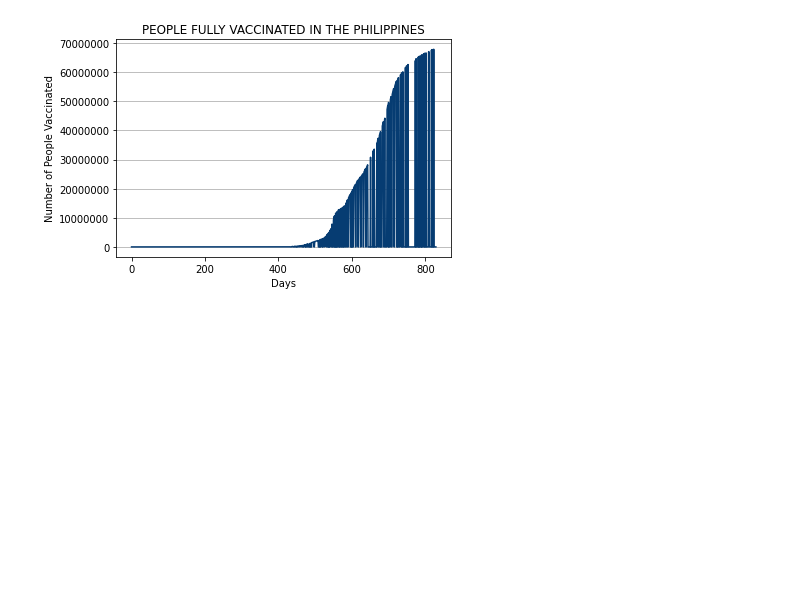
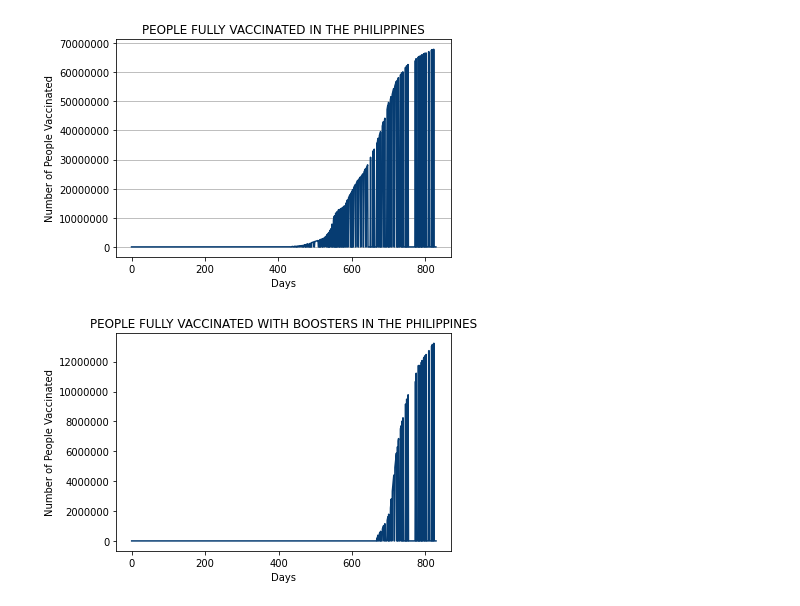
Before and after one commit to jxblrkrstffrbrms/ITBA3206-SPARTACUS, a Jupyter notebook: Reaching_New_Heights_Boosting_Vaccinations_for_a_Safer_Community.ipynb, the cells around one changed output. Cells and saved outputs as stored; diff of their text form; code cells hidden in the pictures; blank space fills up the shorter version.

Commit message:
Updated the notebook and added code slots for future visualization codes to be inputted by members.

```diff
--- a/Reaching_New_Heights_Boosting_Vaccinations_for_a_Safer_Community.ipynb
+++ b/Reaching_New_Heights_Boosting_Vaccinations_for_a_Safer_Community.ipynb
@@ -225,12 +221,14 @@ plt.show()
 # %% [output]
 [figure]
 # %%
-a = np.array(ph_ver['total_boosters'])
+ph_booster = np.array(ph_ver['total_boosters'])
 
 plt.ticklabel_format(style='plain')
-plt.plot(a, c='#063c72')
+plt.plot(ph_booster, c='#063c72')
 plt.title("PEOPLE FULLY VACCINATED WITH BOOSTERS IN THE PHILIPPINES")
 plt.xlabel("Days")
 plt.ylabel("Number of People Vaccinated")
 
 plt.show()
+# %% [output]
+[figure, added]
```
Also changed, not shown: parts of 14 cells of this notebook.
